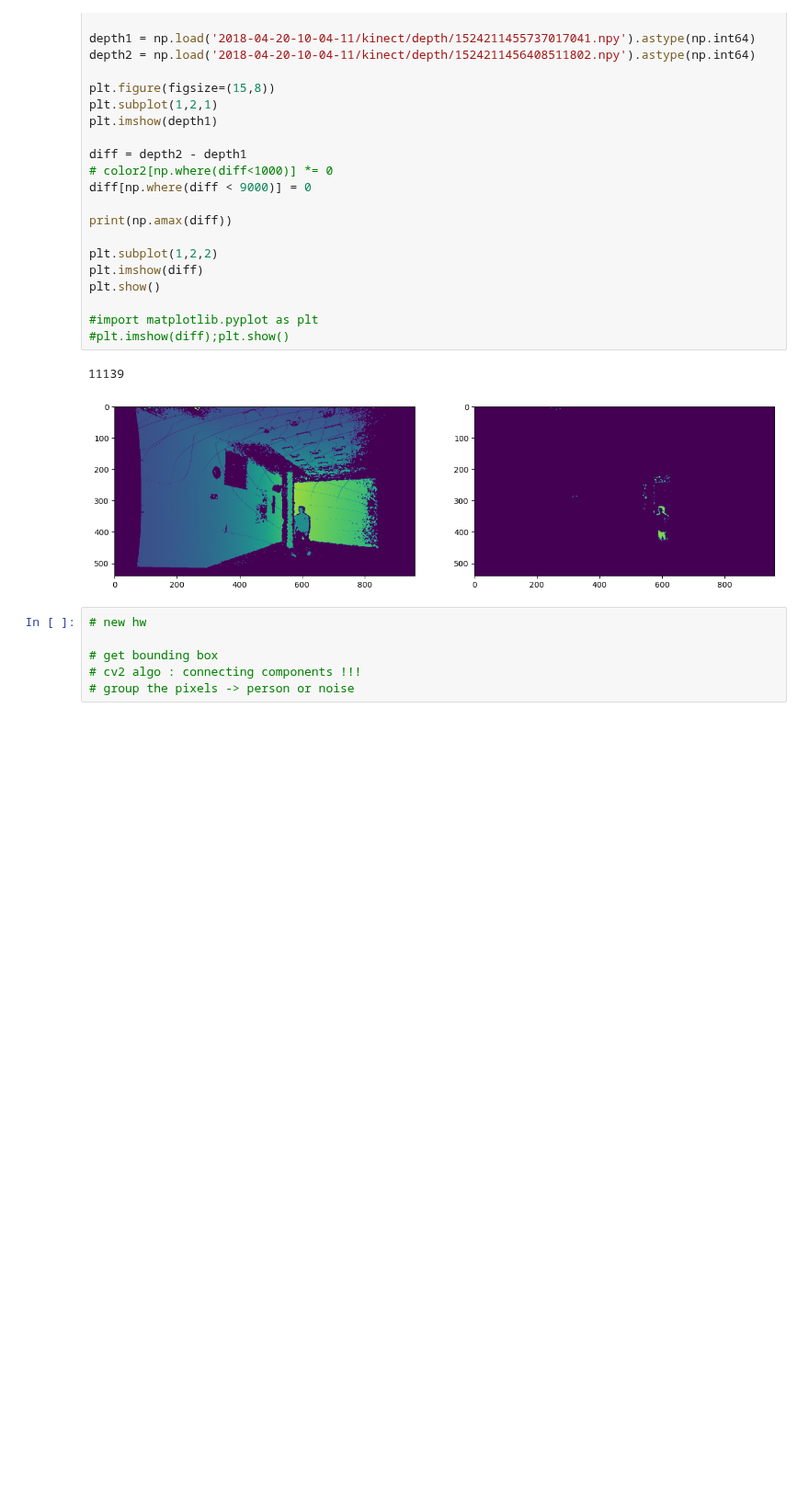
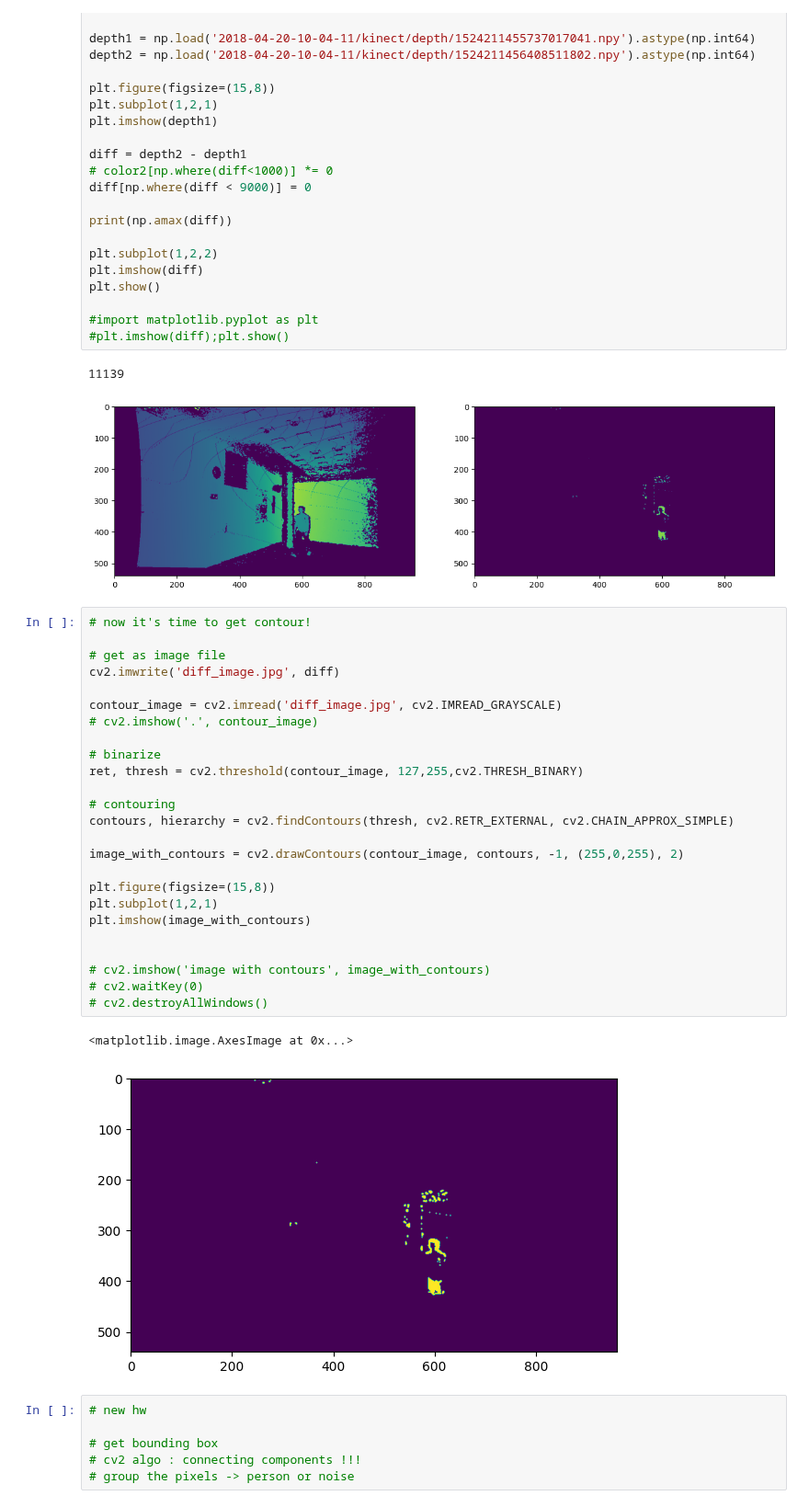
Before and after one commit to doleebest/CVL_practice, a Jupyter notebook: practice1.ipynb, the cells around one changed output. Shown at 92% size. Saved outputs shown, nothing was run; the diff lists cells and outputs as text; blank space fills up the shorter version.

Commit message:
fix ; ing ; contouring error

```diff
--- a/practice1.ipynb
+++ b/practice1.ipynb
@@ -184,6 +184,34 @@ plt.show()
 # %% [output]
 11139
 [figure]
+# %%
+# now it's time to get contour!
+
+# get as image file
+cv2.imwrite('diff_image.jpg', diff)
+
+contour_image = cv2.imread('diff_image.jpg', cv2.IMREAD_GRAYSCALE)
+# cv2.imshow('.', contour_image)
+
+# binarize
+ret, thresh = cv2.threshold(contour_image, 127,255,cv2.THRESH_BINARY)
+
+# contouring
+contours, hierarchy = cv2.findContours(thresh, cv2.RETR_EXTERNAL, cv2.CHAIN_APPROX_SIMPLE)
+
+image_with_contours = cv2.drawContours(contour_image, contours, -1, (255,0,255), 2)
+
+plt.figure(figsize=(15,8))
+plt.subplot(1,2,1)
+plt.imshow(image_with_contours)
+
+
+# cv2.imshow('image with contours', image_with_contours)
+# cv2.waitKey(0)
+# cv2.destroyAllWindows()
+# %% [output]
+<matplotlib.image.AxesImage at 0x...>
+[figure, added]
 # %%
 # new hw
 
```
Also changed, not shown: parts of 1 cell of this notebook.
